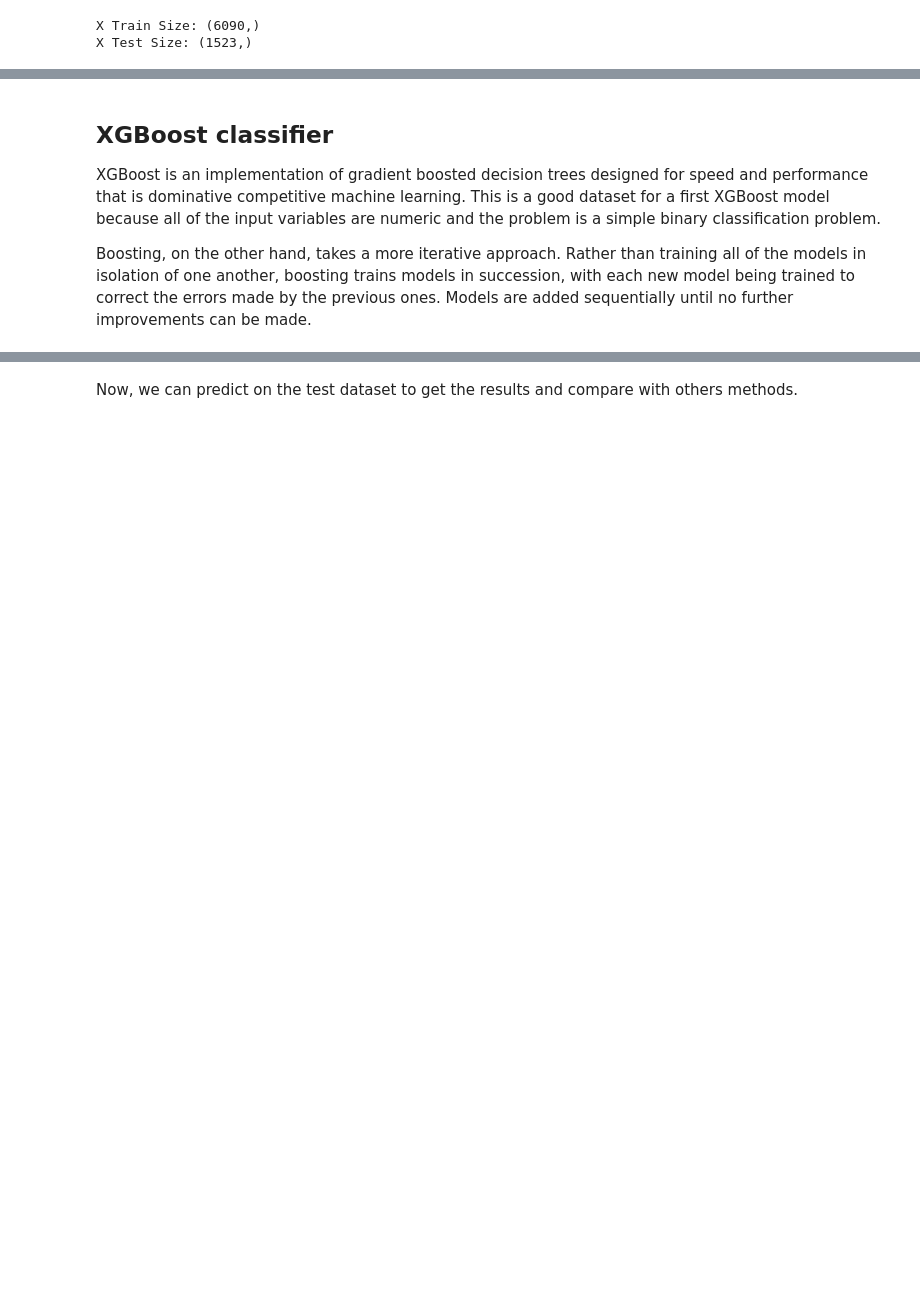
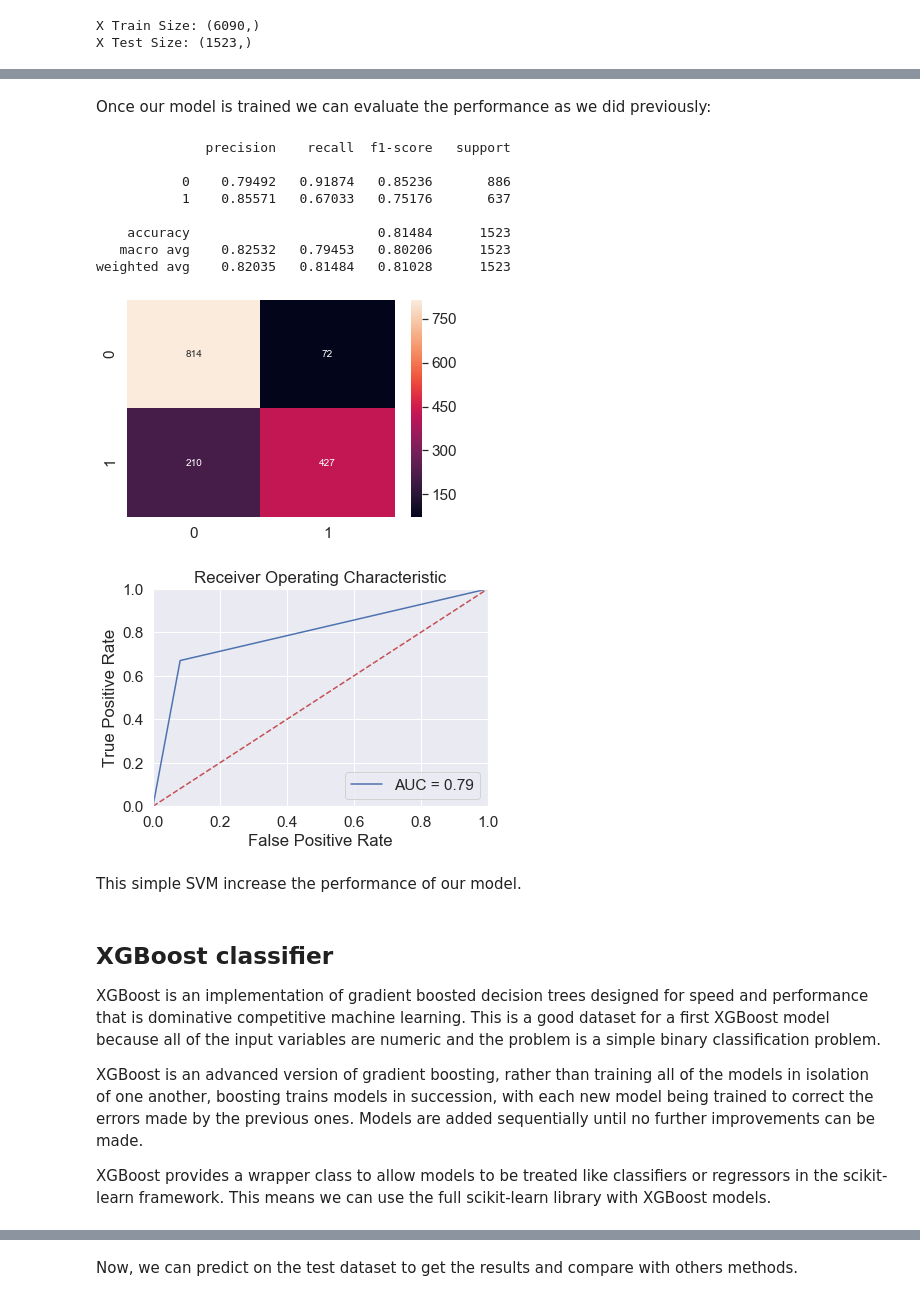
Before and after one commit to edumunozsala/Intro-NLP-Text-Classification, a Jupyter notebook: Intro_NLP_1_TFIDF_Text_Classification.ipynb, the cells around one changed output, grey strips where cells are left out. Drawn from its saved outputs; the diff is of its cells as text; code cells hidden in the pictures; blank space fills up the shorter version.

```diff
--- a/Intro_NLP_1_TFIDF_Text_Classification.ipynb
+++ b/Intro_NLP_1_TFIDF_Text_Classification.ipynb
@@ -167,9 +275,44 @@ train
+# %%
+from sklearn.model_selection import GridSearchCV
+from sklearn.svm import SVC
+
+# Define the parameters to tune
+parameters = {
+    'C': [1.0, 10],
+    'gamma': [1, 'auto', 'scale']
+}
+# Tune yyperparameters  using Grid Search and a SVM model
+model = GridSearchCV(SVC(kernel='rbf'), parameters, cv=5, n_jobs=-1).fit(train, y_train)
+# %% [markdown]
+Once our model is trained we can evaluate the performance as we did previously:
+# %%
+# Predicting the Test set results
+y_pred = model.predict(test)
+
+print(metrics.classification_report(y_test, y_pred,  digits=5))
+plot_confussion_matrix(y_test, y_pred)
+plot_roc_curve(y_test, y_pred)
+# %% [output]
+              precision    recall  f1-score   support
+
+           0    0.79492   0.91874   0.85236       886
+           1    0.85571   0.67033   0.75176       637
+
+    accuracy                        0.81484      1523
+   macro avg    0.82532   0.79453   0.80206      1523
+weighted avg    0.82035   0.81484   0.81028      1523
+[figure, added]
+[figure, added]
+# %% [markdown]
+This simple SVM increase the performance of our model.
 # %% [markdown]
 ## XGBoost classifier
 
 XGBoost is an implementation of gradient boosted decision trees designed for speed and performance that is dominative competitive machine learning. This is a good dataset for a first XGBoost model because all of the input variables are numeric and the problem is a simple binary classification problem.
 
-Boosting, on the other hand, takes a more iterative approach. Rather than training all of the models in isolation of one another, boosting trains models in succession, with each new model being trained to correct the errors made by the previous ones. Models are added sequentially until no further improvements can be made.
+XGBoost is an advanced version of gradient boosting, rather than training all of the models in isolation of one another, boosting trains models in succession, with each new model being trained to correct the errors made by the previous ones. Models are added sequentially until no further improvements can be made.
+
+XGBoost provides a wrapper class to allow models to be treated like classifiers or regressors in the scikit-learn framework. This means we can use the full scikit-learn library with XGBoost models.
 # %%
 from lightgbm import LGBMClassifier
 from sklearn.metrics import f1_score
```
Also changed, not shown: parts of 40 cells of this notebook, 1 other file.
